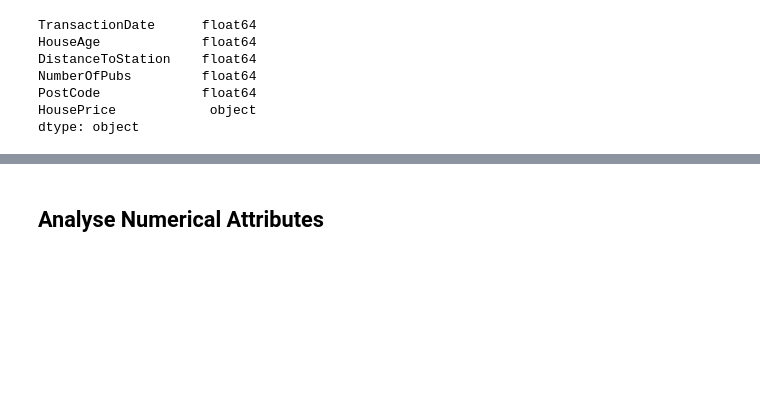
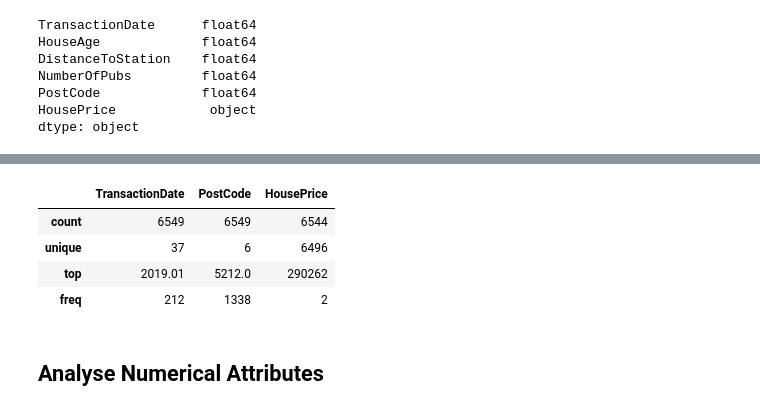
Before and after one commit to hypergalois/HousePricePredictionAPI, a Jupyter notebook: Regression.ipynb, the cells around one changed output, grey strips where cells are left out. Saved outputs shown, nothing was run; the diff lists cells and outputs as text; code cells hidden in the pictures; blank space fills up the shorter version.

```diff
--- a/Regression.ipynb
+++ b/Regression.ipynb
@@ -109,2 +124,10 @@ memory usage: 358.1+ KB
+# %%
+train.describe(include="object")
+# %% [output]
+|  | TransactionDate | PostCode | HousePrice |
+| count | 6549 | 6549 | 6544 |
+| unique | 37 | 6 | 6496 |
+| top | 2019.01 | 5212.0 | 290262 |
+| freq | 212 | 1338 | 2 |
 # %% [markdown]
 ## Analyse Numerical Attributes
```
Also changed, not shown: parts of 13 cells of this notebook.
